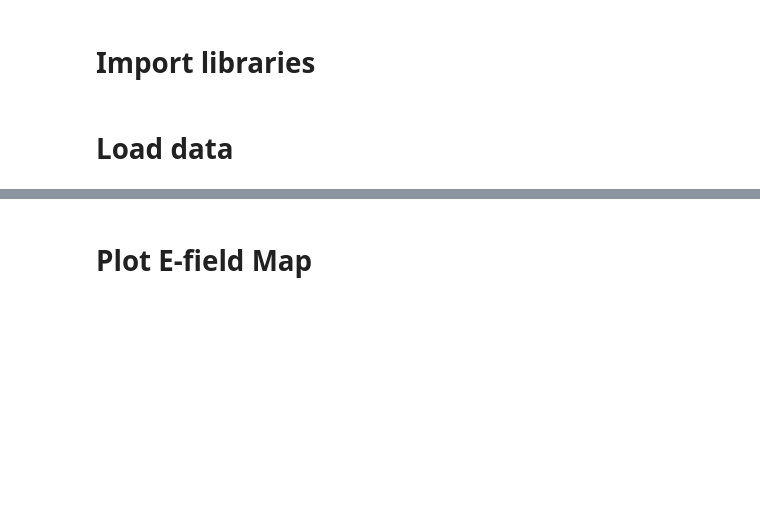
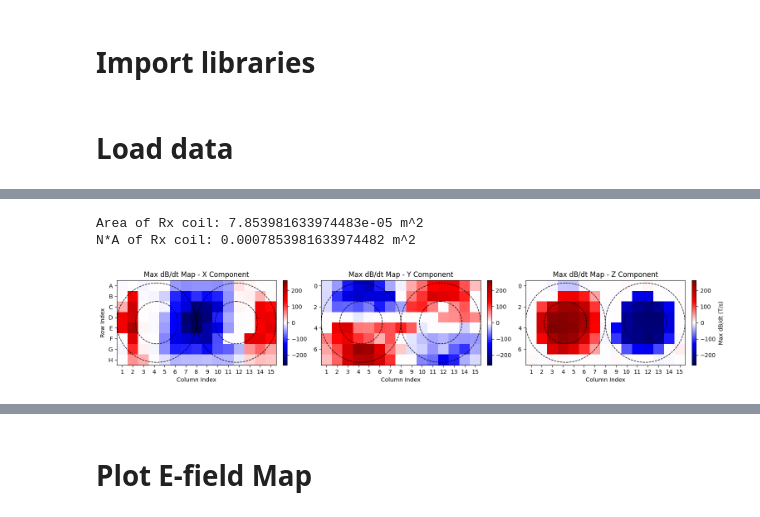
Before and after one commit to mLapatrie/TMS, a Jupyter notebook: data_processing/plot_Efield_map.ipynb, the cells around one changed output, grey strips where cells are left out. Saved outputs shown, nothing was run; the diff lists cells and outputs as text; code cells hidden in the pictures; blank space fills up the shorter version.

```diff
--- a/data_processing/plot_Efield_map.ipynb
+++ b/data_processing/plot_Efield_map.ipynb
@@ -27,0 +87,48 @@ data.head()
+# %%
+# We used a 1cm diameter self wounded coil.
+area = np.pi * (0.01 / 2) ** 2 # in m^2
+print(f"Area of Rx coil: {area} m^2")
+
+N_turns = 10
+
+NAeff = N_turns * area
+print(f"N*A of Rx coil: {NAeff} m^2")
+# %% [output]
+Area of Rx coil: 7.853981633974483e-05 m^2
+N*A of Rx coil: 0.0007853981633974482 m^2
+# %%
+max_b_field = -max_voltages_mean / NAeff
+# %%
+
+absolute_max = np.max(np.abs(max_b_field))
+
+fig, axes = plt.subplots(1, 3, figsize=(18, 6))
+
+y_center = 3.5
+x_left = 3.25
+x_right = 10.75
+r_out = 3.75
+r_in = 2.0
+
+for i, component in enumerate(components):
+    axes[i].imshow(max_b_field[i], cmap='seismic', vmin=-absolute_max, vmax=absolute_max)
+    axes[i].set_title(f'Max dB/dt Map - {component.capitalize()} Component')
+    axes[i].set_xlabel('Column Index')
+    axes[i].set_xticks(ticks=np.arange(15), labels=np.arange(1, 16))
+    # add colorbar
+    cbar = plt.colorbar(axes[i].imshow(max_b_field[i], cmap='seismic', vmin=-absolute_max, vmax=absolute_max), ax=axes[i], fraction=0.025, pad=0.04)
+
+    axes[i].add_patch(Circle((x_left, y_center), r_out, fill=False, color='black', linewidth=1, linestyle='--'))
+    axes[i].add_patch(Circle((x_left, y_center), r_in, fill=False, color='black', linewidth=1, linestyle='--'))
+
+    axes[i].add_patch(Circle((x_right, y_center), r_out, fill=False, color='black', linewidth=1, linestyle='--'))
+    axes[i].add_patch(Circle((x_right, y_center), r_in, fill=False, color='black', linewidth=1, linestyle='--'))
+
+cbar.set_label('Max dB/dt (T/s)')
+
+axes[0].set_yticks(ticks=np.arange(len(rows)), labels=rows)
+axes[0].set_ylabel('Row Index')
+
+plt.show()
+# %% [output]
+[figure, added]
```
Also changed, not shown: parts of 8 cells of this notebook, 3 other files.
